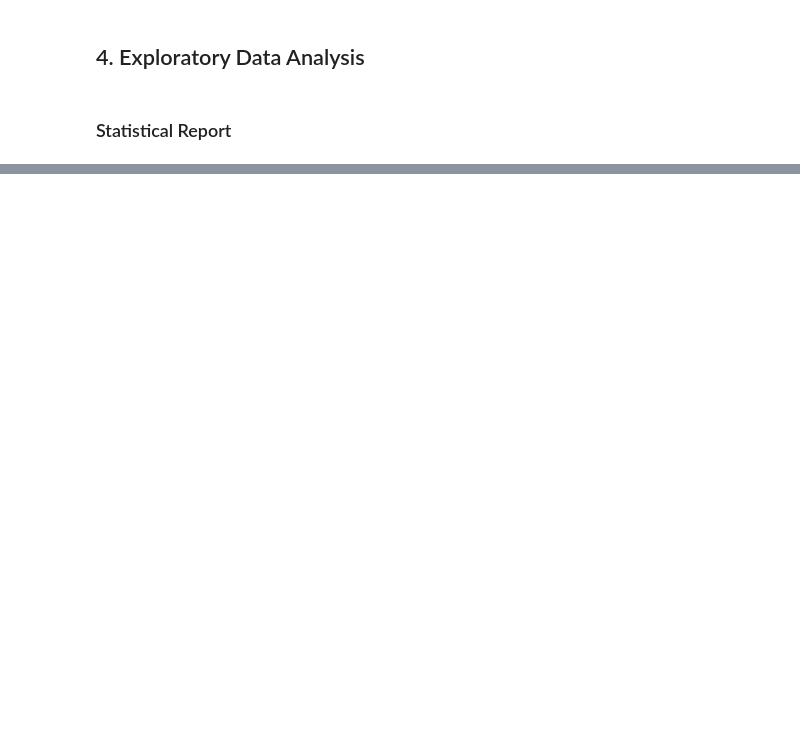
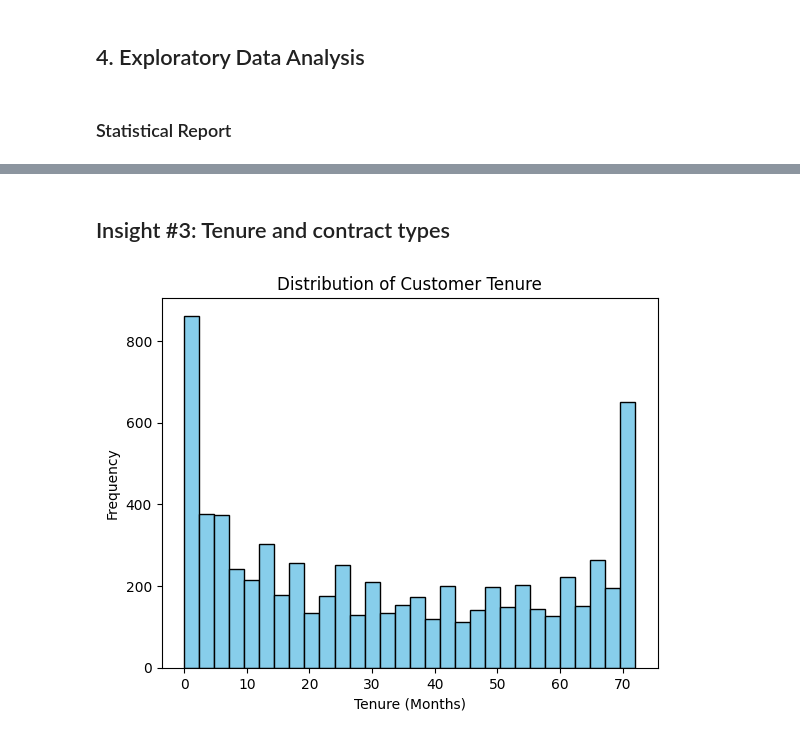
Before and after one commit to cesaralej/pandas_project, a Jupyter notebook: Group3_Assignment2_C2.ipynb, the cells around one changed output, grey strips where cells are left out. Drawn from its saved outputs; the diff is of its cells as text; code cells hidden in the pictures; blank space fills up the shorter version.

```diff
--- a/Group3_Assignment2_C2.ipynb
+++ b/Group3_Assignment2_C2.ipynb
@@ -260,0 +444,11 @@ Name: MonthlyCharges, dtype: float64
+# %% [markdown]
+## Insight #3: Tenure and contract types
+# %%
+# Plot histogram for 'tenure'
+plt.hist(df['tenure'], bins=30, color='skyblue', edgecolor='black')
+plt.title('Distribution of Customer Tenure')
+plt.xlabel('Tenure (Months)')
+plt.ylabel('Frequency')
+plt.show()
+# %% [output]
+[figure, added]
```
Also changed, not shown: parts of 29 cells of this notebook, 1 other file.
